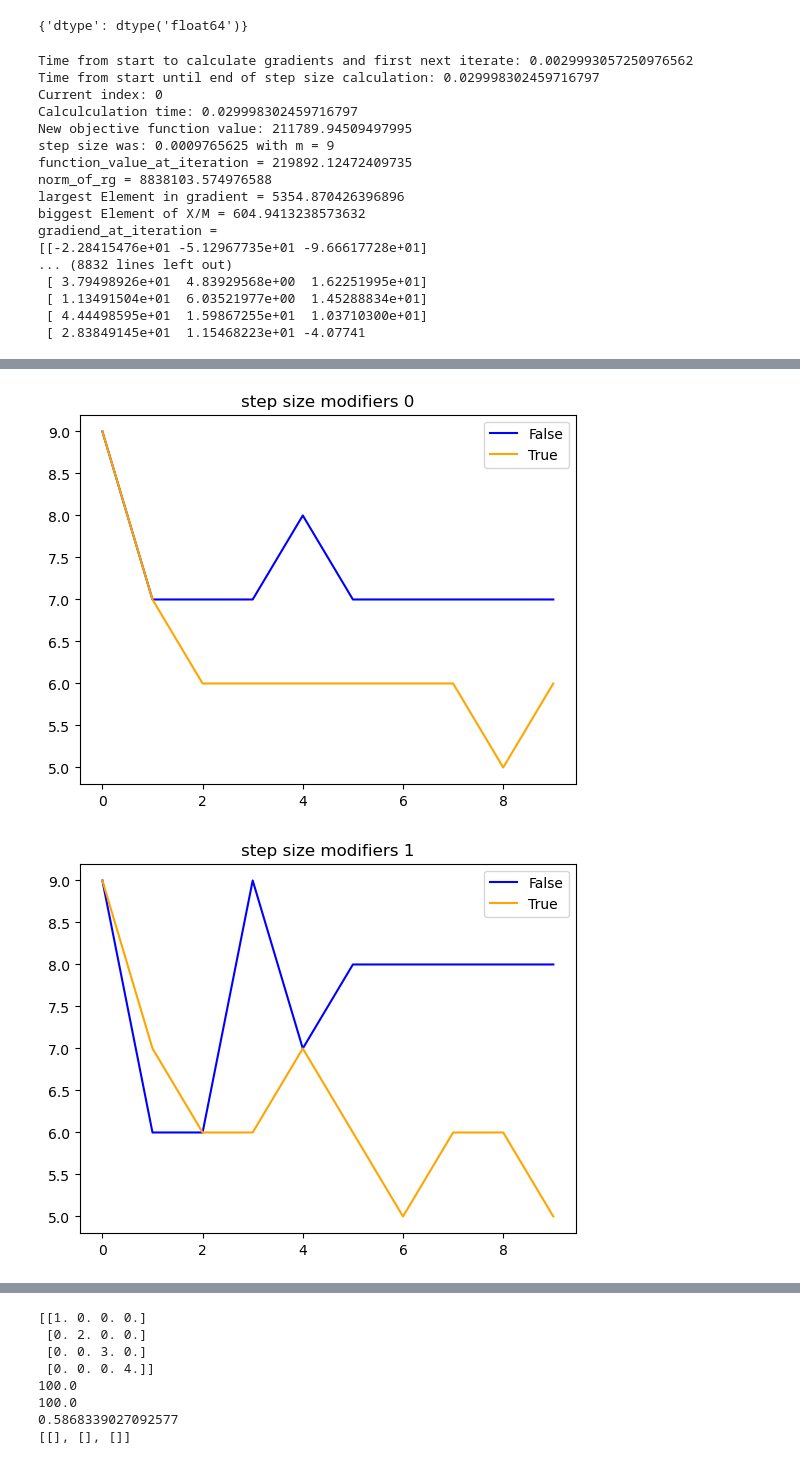
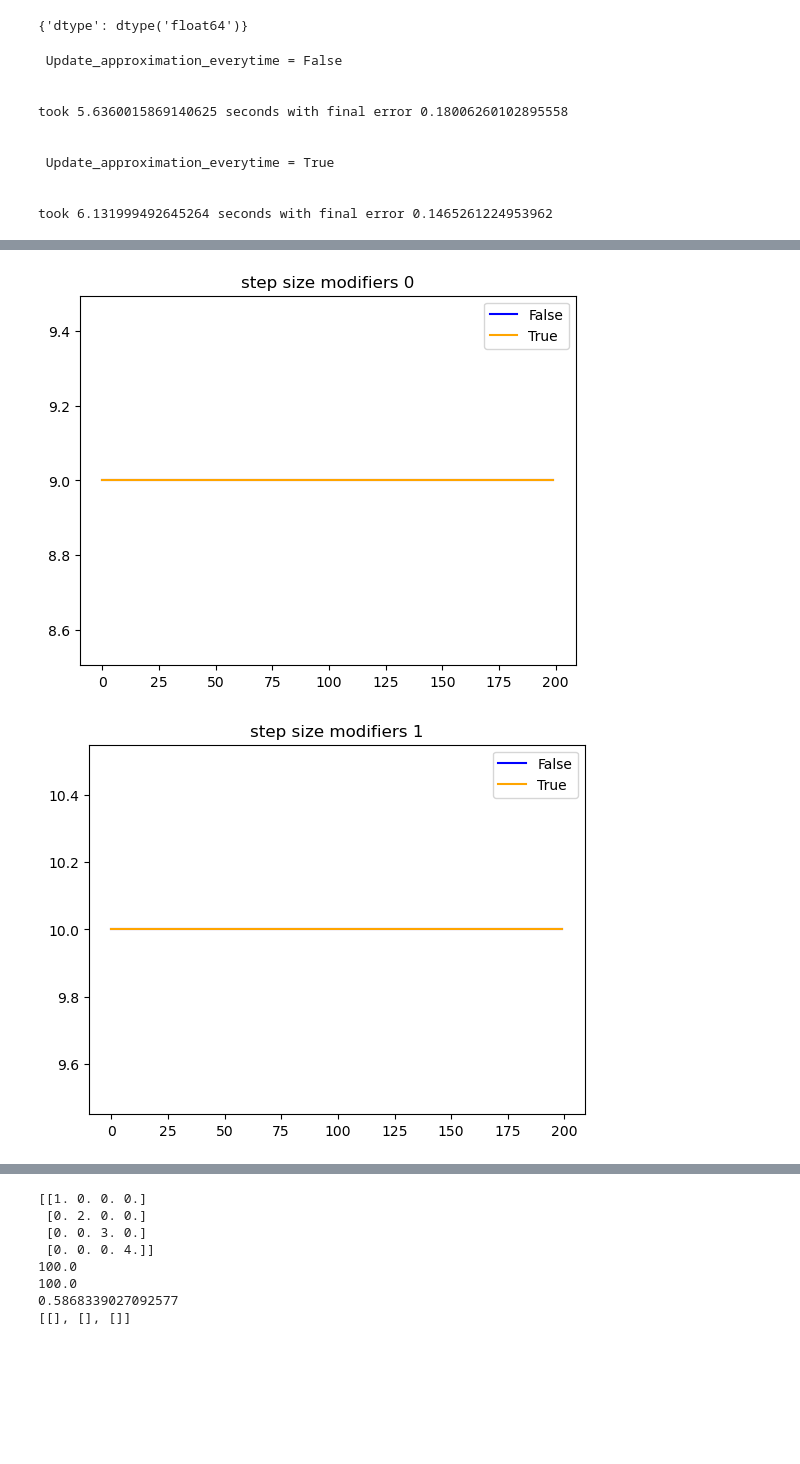
Before and after one commit to IntegrierBar/GeometricTensorFactorization, a Jupyter notebook: Masterarbeit.ipynb, the cells around one changed output, grey strips where cells are left out. Cells and saved outputs as stored; diff of their text form; code cells hidden in the pictures; blank space fills up the shorter version.

```diff
--- a/Masterarbeit.ipynb
+++ b/Masterarbeit.ipynb
@@ -58,8 +59,8 @@ print(tl.context(tensor))
 # first lets compare update_approximation_everytime
 dimension = (300, 300, 3)
 F = 3
-max_iter = 10
-verbose = True
+max_iter = 200
+verbose = False
 
 tensor = random_cp_with_noise(dimension, F)
 # create initial data for both
@@ -95,20 +96,13 @@ for n in range(F):
     plt.legend()
     plt.show()
 # %% [output]
-Time from start to calculate gradients and first next iterate: 0.0029993057250976562
-Time from start until end of step size calculation: 0.029998302459716797
-Current index: 0
-Calculculation time: 0.029998302459716797
-New objective function value: 211789.94509497995
-step size was: 0.0009765625 with m = 9
-function_value_at_iteration = 219892.12472409735
-norm_of_rg = 8838103.574976588
-largest Element in gradient = 5354.870426396896
-biggest Element of X/M = 604.9413238573632
-gradiend_at_iteration =
-[[-2.28415476e+01 -5.12967735e+01 -9.66617728e+01]
-... (8832 lines left out)
- [ 3.79498926e+01  4.83929568e+00  1.62251995e+01]
- [ 1.13491504e+01  6.03521977e+00  1.45288834e+01]
- [ 4.44498595e+01  1.59867255e+01  1.03710300e+01]
- [ 2.83849145e+01  1.15468223e+01 -4.07741
+ Update_approximation_everytime = False
+
+
+took 5.6360015869140625 seconds with final error 0.18006260102895558
+
+
+ Update_approximation_everytime = True
+
+
+took 6.131999492645264 seconds with final error 0.1465261224953962
@@ -116,2 +110,2 @@ gradiend_at_iteration =
-[figure, old version]
+[figure, new version]
-[figure, old version]
+[figure, new version]
```
Also changed, not shown: parts of 11 cells of this notebook, 1 other file.
